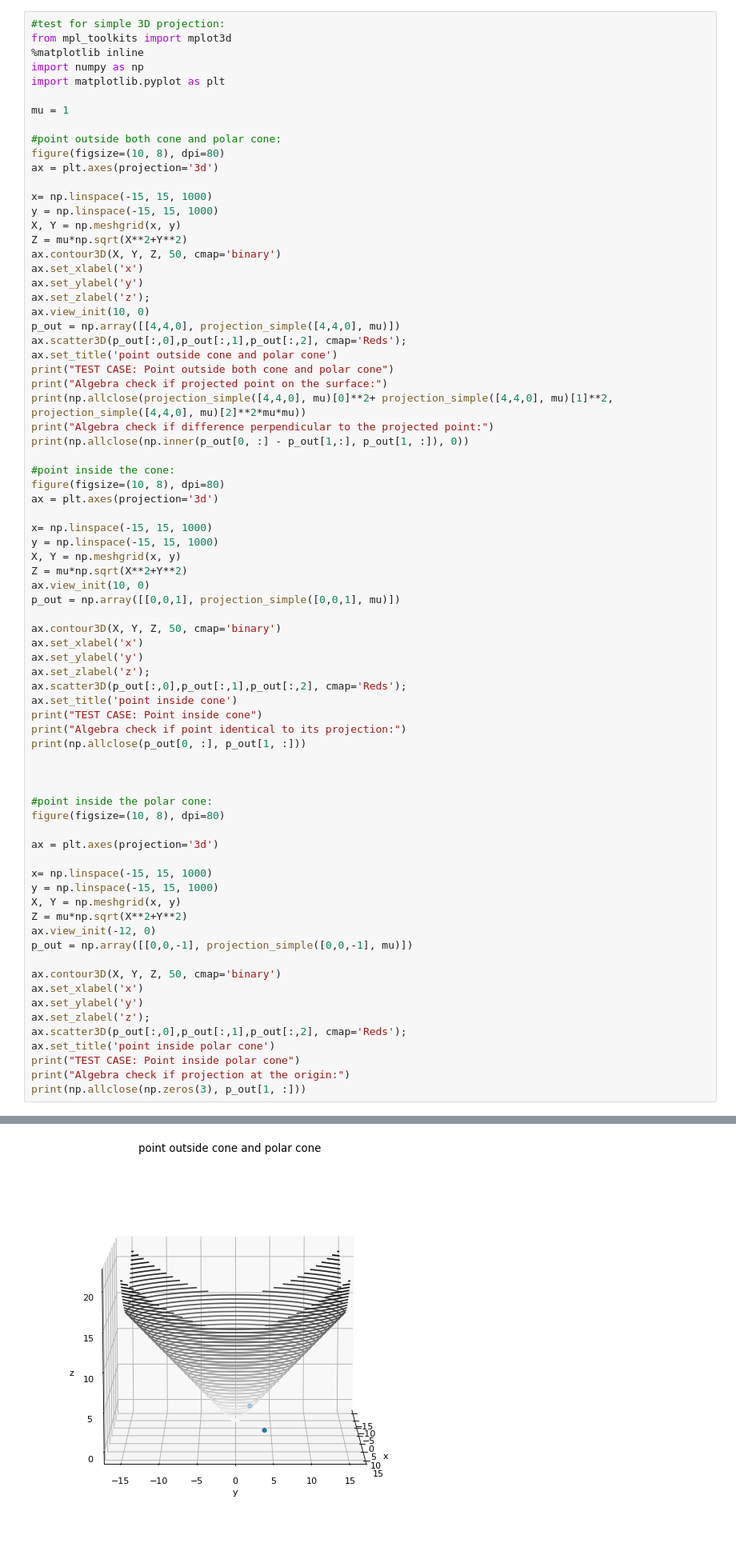
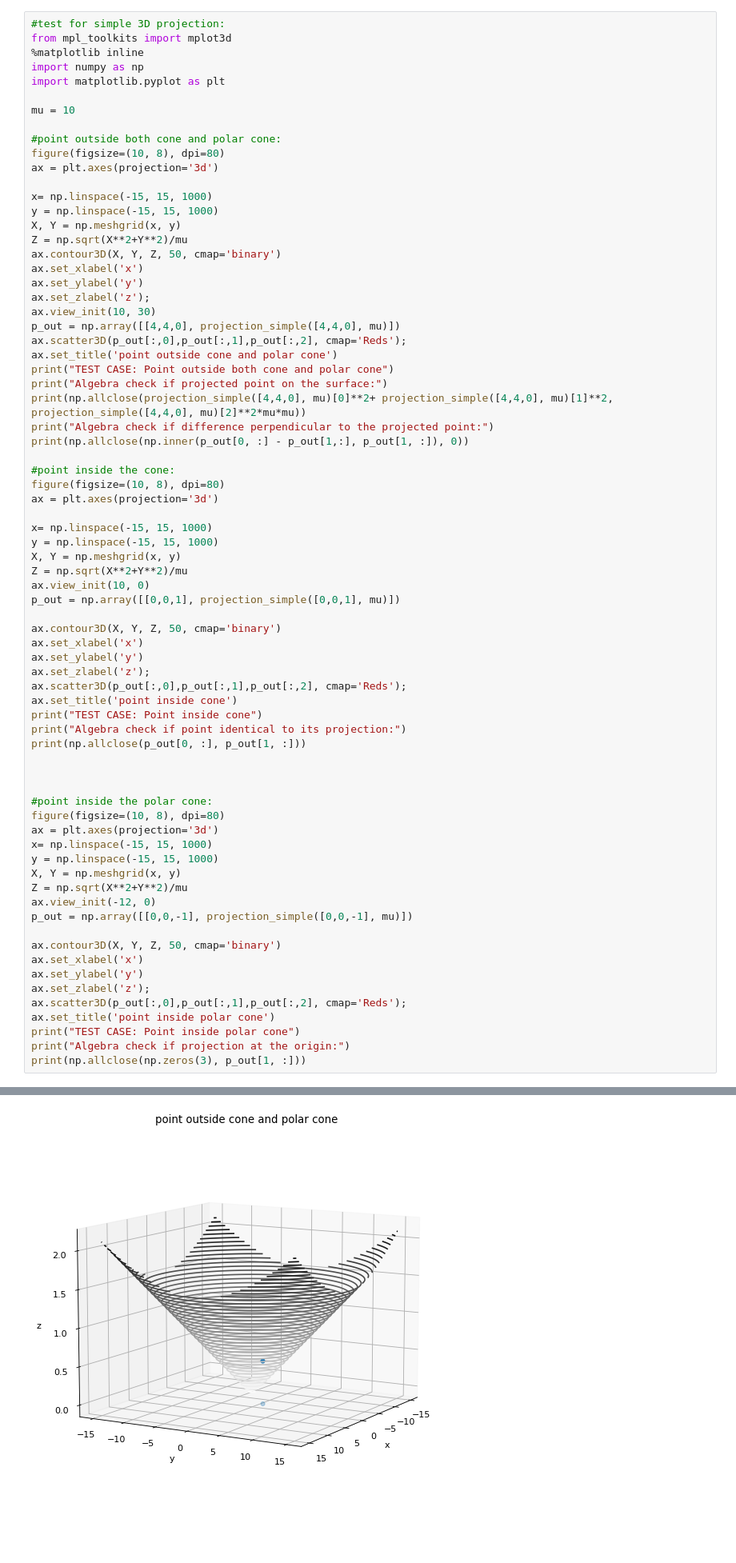
Before and after one commit to chenyizhou96/ADMM_python, a Jupyter notebook: ADMM_basic.ipynb, the cells around one changed output, grey strips where cells are left out. Shown at 80% size. Saved outputs shown, nothing was run; the diff lists cells and outputs as text.

```diff
--- a/ADMM_basic.ipynb
+++ b/ADMM_basic.ipynb
@@ -188,7 +359,7 @@ from mpl_toolkits import mplot3d
 import numpy as np
 import matplotlib.pyplot as plt
 
-mu = 1
+mu = 10
 
 #point outside both cone and polar cone:
 figure(figsize=(10, 8), dpi=80)
@@ -197,12 +368,12 @@ ax = plt.axes(projection='3d')
 x= np.linspace(-15, 15, 1000)
 y = np.linspace(-15, 15, 1000)
 X, Y = np.meshgrid(x, y)
-Z = mu*np.sqrt(X**2+Y**2)
+Z = np.sqrt(X**2+Y**2)/mu
 ax.contour3D(X, Y, Z, 50, cmap='binary')
 ax.set_xlabel('x')
 ax.set_ylabel('y')
 ax.set_zlabel('z');
-ax.view_init(10, 0)
+ax.view_init(10, 30)
 p_out = np.array([[4,4,0], projection_simple([4,4,0], mu)])
 ax.scatter3D(p_out[:,0],p_out[:,1],p_out[:,2], cmap='Reds');
 ax.set_title('point outside cone and polar cone')
@@ -219,7 +390,7 @@ ax = plt.axes(projection='3d')
 x= np.linspace(-15, 15, 1000)
 y = np.linspace(-15, 15, 1000)
 X, Y = np.meshgrid(x, y)
-Z = mu*np.sqrt(X**2+Y**2)
+Z = np.sqrt(X**2+Y**2)/mu
 ax.view_init(10, 0)
 p_out = np.array([[0,0,1], projection_simple([0,0,1], mu)])
 
@@ -237,35 +408,33 @@ print(np.allclose(p_out[0, :], p_out[1, :]))
 
 #point inside the polar cone:
 figure(figsize=(10, 8), dpi=80)
-
 ax = plt.axes(projection='3d')
-
 x= np.linspace(-15, 15, 1000)
 y = np.linspace(-15, 15, 1000)
 X, Y = np.meshgrid(x, y)
-Z = mu*np.sqrt(X**2+Y**2)
+Z = np.sqrt(X**2+Y**2)/mu
 ax.view_init(-12, 0)
 p_out = np.array([[0,0,-1], projection_simple([0,0,-1], mu)])
 
 ax.contour3D(X, Y, Z, 50, cmap='binary')
 ax.set_xlabel('x')
 ax.set_ylabel('y')
 ax.set_zlabel('z');
 ax.scatter3D(p_out[:,0],p_out[:,1],p_out[:,2], cmap='Reds');
 ax.set_title('point inside polar cone')
 print("TEST CASE: Point inside polar cone")
 print("Algebra check if projection at the origin:")
 print(np.allclose(np.zeros(3), p_out[1, :]))
 # %% [output]
 TEST CASE: Point outside both cone and polar cone
 Algebra check if projected point on the surface:
 True
 Algebra check if difference perpendicular to the projected point:
 True
 TEST CASE: Point inside cone
 Algebra check if point identical to its projection:
 True
 TEST CASE: Point inside polar cone
 Algebra check if projection at the origin:
 True
-[figure, old version]
+[figure, new version]
```
Also changed, not shown: parts of 5 cells of this notebook.
